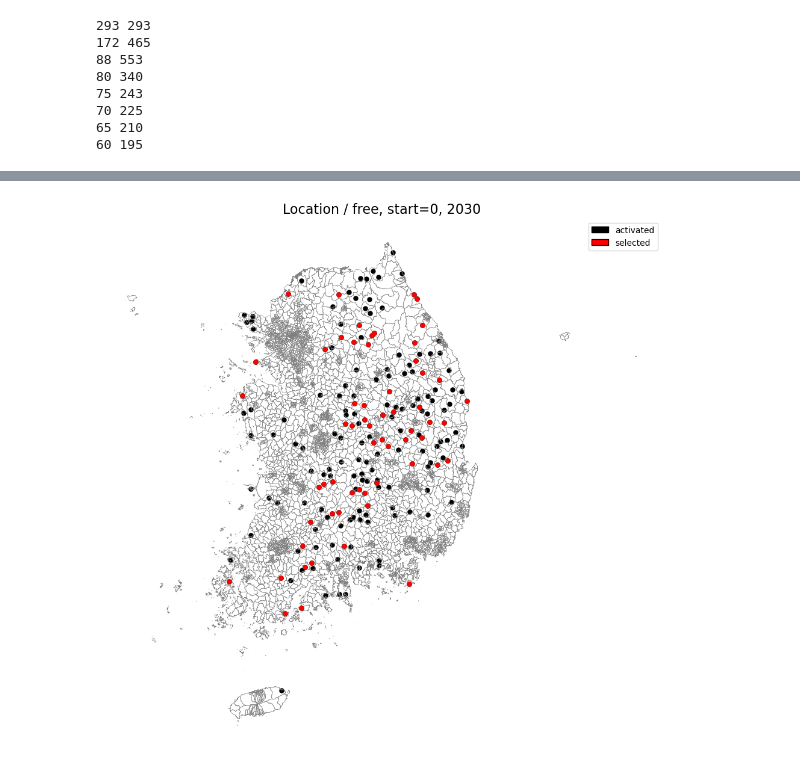
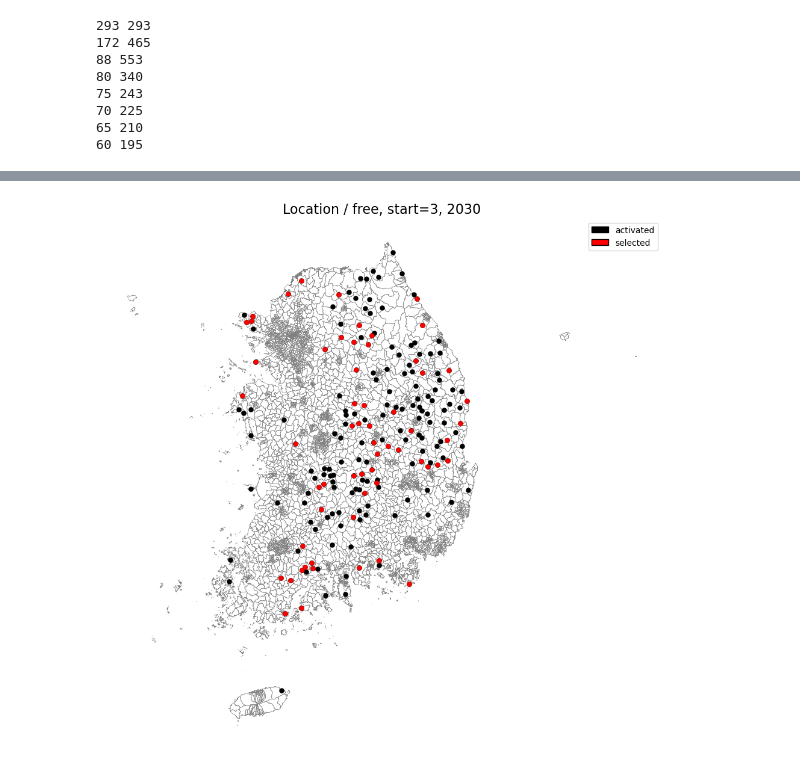
Before and after one commit to hshoon16/publichealth, a Jupyter notebook: analyze.ipynb, the cells around one changed output, grey strips where cells are left out. Drawn from its saved outputs; the diff is of its cells as text; code cells hidden in the pictures.

```diff
--- a/analyze.ipynb
+++ b/analyze.ipynb
@@ -78,7 +78,7 @@ def load_selected_facilities_revised(mode, LAMBDA_, T, coeff, timestep, start, b
 lambda_ = 0.5
 mode = "free"
 timestep = 7
-start = 0
+start = 3
 # %%
 selected, p = load_selected_facilities_revised(mode, LAMBDA_=lambda_, T=0.5, coeff=5.0, timestep=timestep, start = start)
 selected_base, p_base = load_selected_facilities(mode, N=553, LAMBDA_ = lambda_, T = 0.5)
@@ -327,7 +331,7 @@ gdf_bogun_sol[t].plot(
     edgecolor='black',
     linewidth=0.1,
     alpha=1.0,
-    zorder = 2
+    zorder = 5
 )
 
 gdf_bogun_sol_new[t].plot(
@@ -336,31 +340,31 @@ gdf_bogun_sol_new[t].plot(
     edgecolor='black',
     linewidth=0.1,
     alpha=1.0,
     zorder = 10
 )
 
 legend_elements = [
     Patch(facecolor='black',  edgecolor='black', label='activated'),
     Patch(facecolor='red',   edgecolor='black', label='selected'),
 ]
 
 ax.legend(
     handles=legend_elements,
     loc='upper right',
     fontsize=10,
     title_fontsize=11
 )
 
 # 읍면동 경계
 gdf_emd.boundary.plot(
     ax=ax,
     linewidth=0.4,
     edgecolor='gray'
 )
 
 ax.set_title(f"Location / {mode}, start={start}, {t + 2023}", fontsize=16)
 ax.axis('off')
 
 plt.show()
 # %% [output]
-[figure, old version]
+[figure, new version]
```
Also changed, not shown: parts of 4 cells of this notebook, 1 other file.
